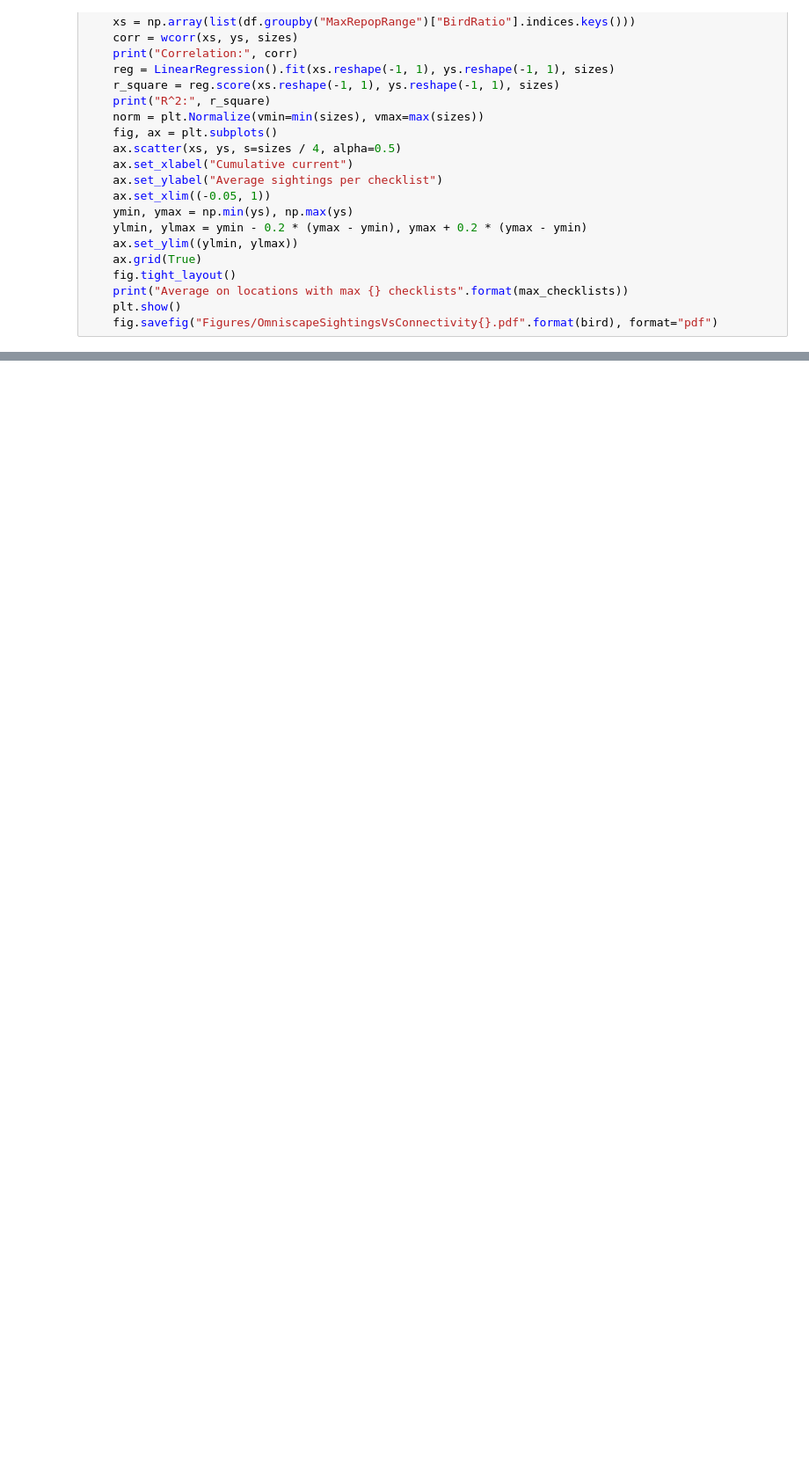
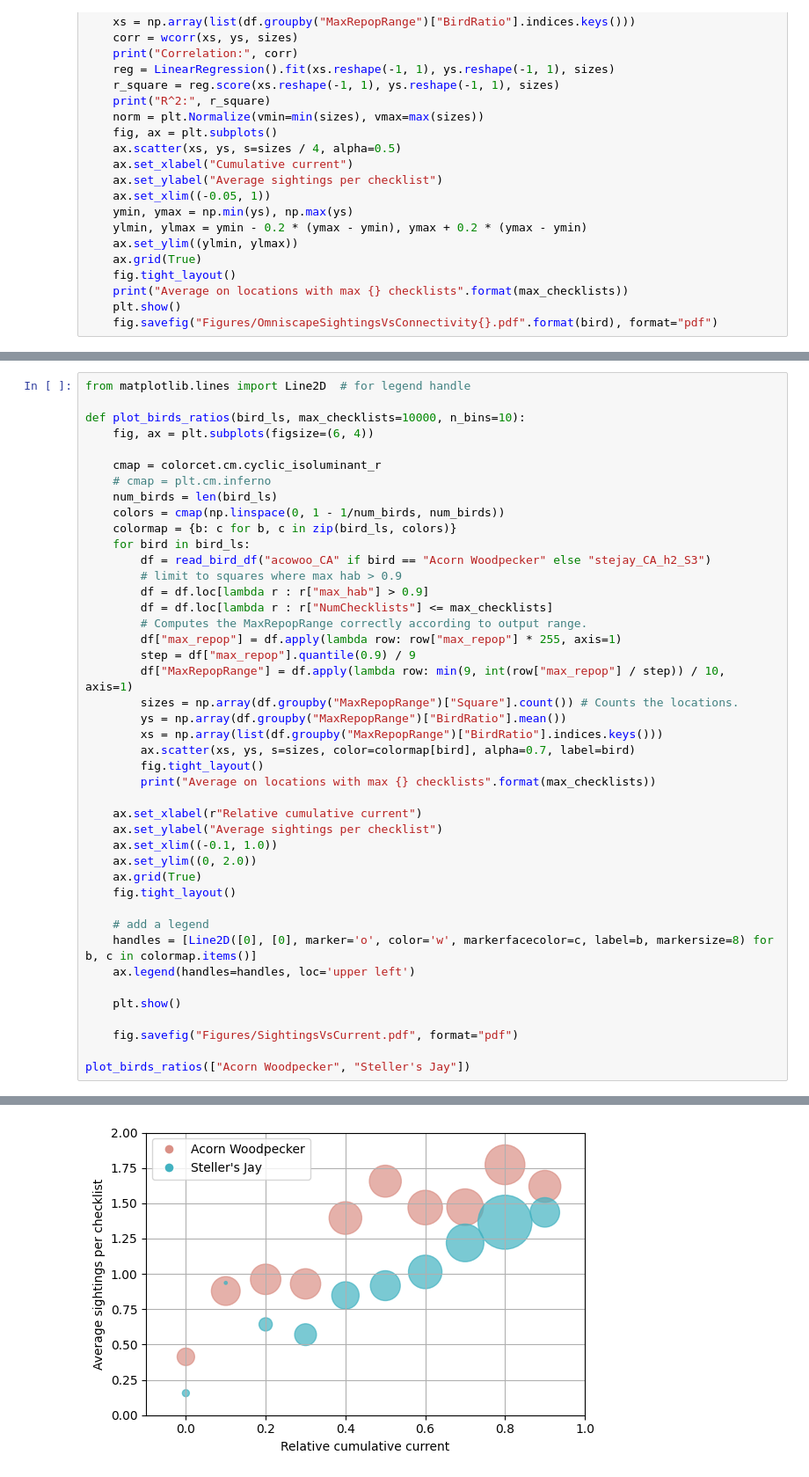
Before and after one commit to ecoscape-earth/ecoscape-connectivity-paper-reproduction, a Jupyter notebook: DisplayValidationResultsOmniscape.ipynb, the cells around one changed output, grey strips where cells are left out. Shown: that part at 88% size. Saved outputs shown, nothing was run; the diff lists cells and outputs as text; blank space fills up the shorter version.

```diff
--- a/DisplayValidationResultsOmniscape.ipynb
+++ b/DisplayValidationResultsOmniscape.ipynb
@@ -98,0 +99,44 @@ Average on locations with max 10000 checklists
+# %%
+from matplotlib.lines import Line2D  # for legend handle
+
+def plot_birds_ratios(bird_ls, max_checklists=10000, n_bins=10):
+    fig, ax = plt.subplots(figsize=(6, 4))
+
+    cmap = colorcet.cm.cyclic_isoluminant_r
+    # cmap = plt.cm.inferno
+    num_birds = len(bird_ls)
+    colors = cmap(np.linspace(0, 1 - 1/num_birds, num_birds))
+    colormap = {b: c for b, c in zip(bird_ls, colors)}
+    for bird in bird_ls:
+        df = read_bird_df("acowoo_CA" if bird == "Acorn Woodpecker" else "stejay_CA_h2_S3")
+        # limit to squares where max hab > 0.9
+        df = df.loc[lambda r : r["max_hab"] > 0.9]
+        df = df.loc[lambda r : r["NumChecklists"] <= max_checklists]
+        # Computes the MaxRepopRange correctly according to output range.
+        df["max_repop"] = df.apply(lambda row: row["max_repop"] * 255, axis=1)
+        step = df["max_repop"].quantile(0.9) / 9
+        df["MaxRepopRange"] = df.apply(lambda row: min(9, int(row["max_repop"] / step)) / 10, axis=1)
+        sizes = np.array(df.groupby("MaxRepopRange")["Square"].count()) # Counts the locations.
+        ys = np.array(df.groupby("MaxRepopRange")["BirdRatio"].mean())
+        xs = np.array(list(df.groupby("MaxRepopRange")["BirdRatio"].indices.keys()))
+        ax.scatter(xs, ys, s=sizes, color=colormap[bird], alpha=0.7, label=bird)
+        fig.tight_layout()
+        print("Average on locations with max {} checklists".format(max_checklists))
+
+    ax.set_xlabel(r"Relative cumulative current")
+    ax.set_ylabel("Average sightings per checklist")
+    ax.set_xlim((-0.1, 1.0))
+    ax.set_ylim((0, 2.0))
+    ax.grid(True)
+    fig.tight_layout()
+
+    # add a legend
+    handles = [Line2D([0], [0], marker='o', color='w', markerfacecolor=c, label=b, markersize=8) for b, c in colormap.items()]
+    ax.legend(handles=handles, loc='upper left')
+
+    plt.show()
+
+    fig.savefig("Figures/SightingsVsCurrent.pdf", format="pdf")
+
+plot_birds_ratios(["Acorn Woodpecker", "Steller's Jay"])
+# %% [output]
@@ -98,0 +145 @@ Average on locations with max 10000 checklists
+[figure, added]
```
Also changed, not shown: parts of 4 cells of this notebook, 8 other files.
